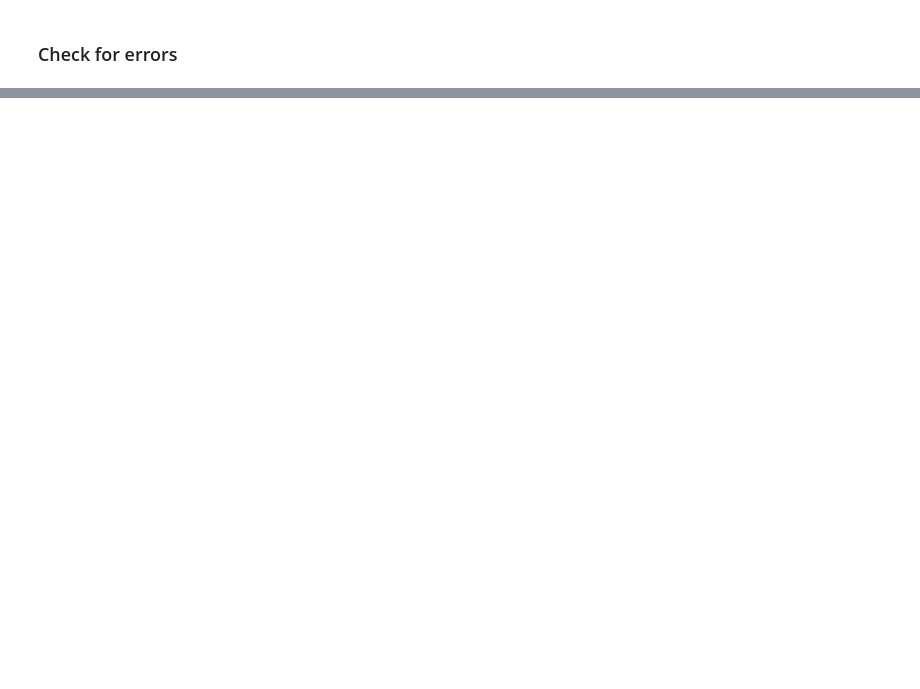
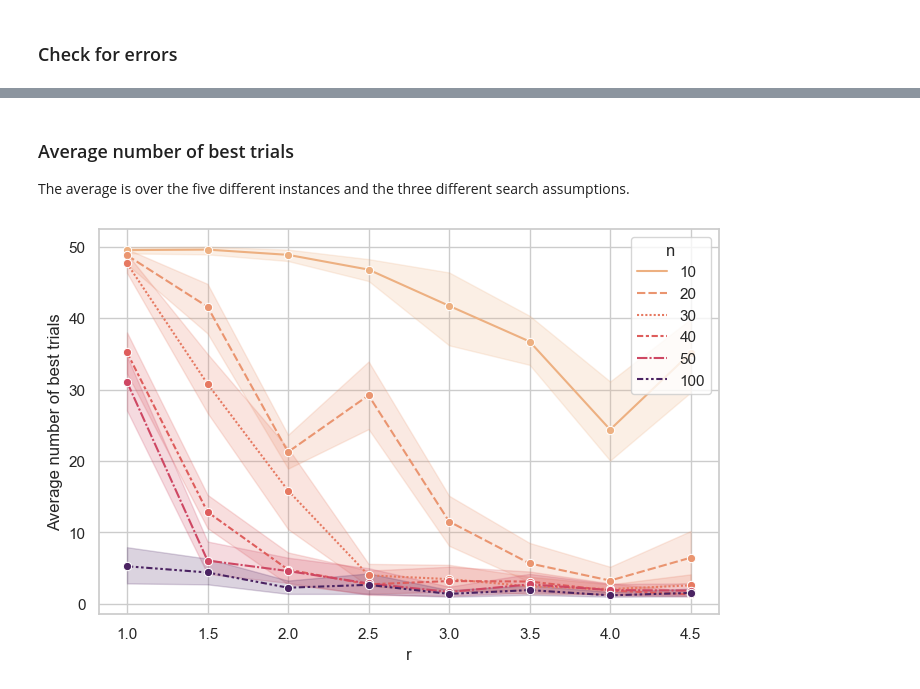
Before and after one commit to omargup/Policy-Gradient-MaxSAT-Solver, a Jupyter notebook: plot_exp.ipynb, the cells around one changed output, grey strips where cells are left out. Drawn from its saved outputs; the diff is of its cells as text; code cells hidden in the pictures; blank space fills up the shorter version.

```diff
--- a/plot_exp.ipynb
+++ b/plot_exp.ipynb
@@ -170,8 +173,0 @@ df[df['r'] == 4.5]['num_sat_eval']
-# %%
-plt.figure(figsize = (10,6))
-sns.set_theme(style="whitegrid", palette="bright")
-color_pallete = sns.color_palette("bright")
-
-sns.lineplot(data=df, x="r", y="frac_sat", hue="search", errorbar={'ci', 99}, palette=color_pallete, marker='o')
-plt.tight_layout()
-plt.show()
@@ -262,0 +331,24 @@ l
+# %% [markdown]
+### Average number of best trials
+The average is over the five different instances and the three different search assumptions.
+# %%
+# Load df_best_trials from csv
+csv_path = 'results/df_best_trials.csv'
+df_best_trials = pd.read_csv(csv_path)
+
+# Group by n, r, s, i, count number of times each combination appears (num best trials)
+df_num_bt = df_best_trials.groupby(['n', 'r', 's', 'i']).size().reset_index(name='num_best_trials')
+
+# Generate figure
+plt.figure(figsize=(8, 5))
+sns.set_theme(style="whitegrid")
+sns.lineplot(data=df_num_bt, x="r", y="num_best_trials", hue="n", style="n", errorbar=('ci', 99), marker='o', palette='flare', legend='auto')
+plt.ylabel('Average number of best trials')
+plt.legend(title='n', loc='upper right')
+
+#plt.tight_layout()
+#plt.show()
+plot_path = 'results/num_best_trials.png'
+plt.savefig(plot_path, dpi=300, bbox_inches='tight', pad_inches=0.1)
+# %% [output]
+[figure, added]
```
Also changed, not shown: parts of 35 cells of this notebook.
